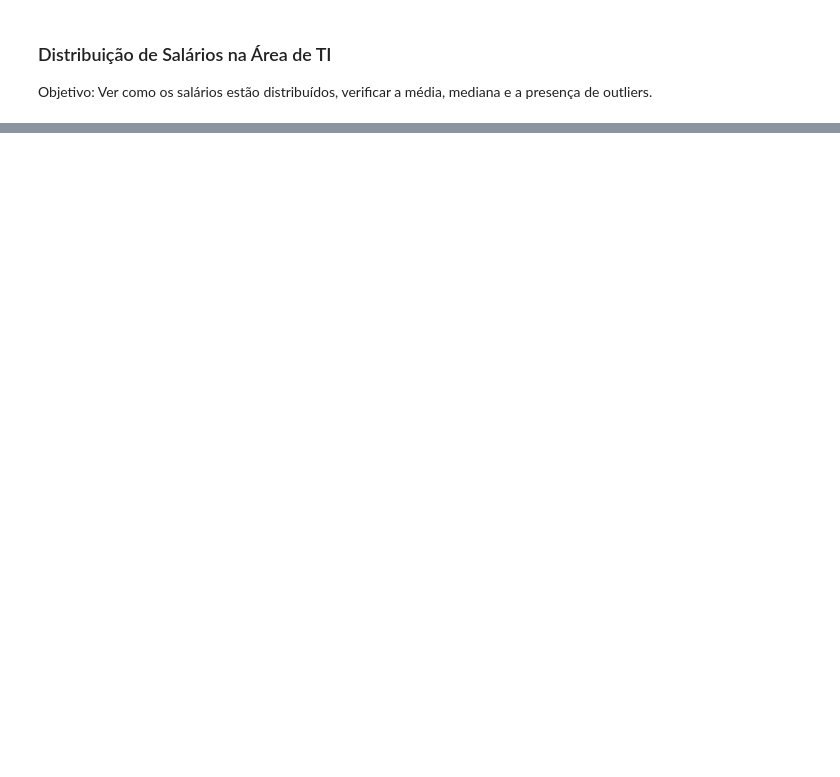
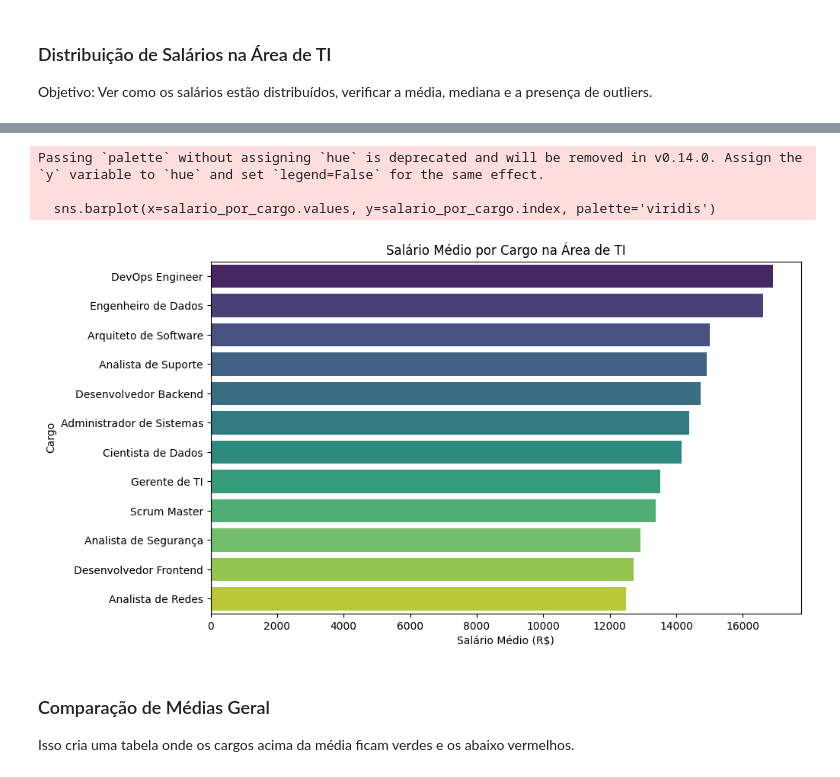
Before and after one commit to GuilhermeFer29/Analise_exploratotria_dados, a Jupyter notebook: analise_exploratoria.ipynb, the cells around one changed output, grey strips where cells are left out. Cells and saved outputs as stored; diff of their text form; code cells hidden in the pictures; blank space fills up the shorter version.

```diff
--- a/analise_exploratoria.ipynb
+++ b/analise_exploratoria.ipynb
@@ -24,0 +102,6 @@ AttributeError: module 'seaborn' has no attribute 'boxplt'
+# %%
+# Media de salario por cargo
+
+salario_por_cargo = df.groupby('Cargo')['Salário'].mean().sort_values(ascending=False)
+
+salario_por_cargo
@@ -24,0 +133,17 @@ AttributeError: module 'seaborn' has no attribute 'boxplt'
+# %%
+plt.figure(figsize=(10, 6))
+
+sns.barplot(x=salario_por_cargo.values, y=salario_por_cargo.index, palette='viridis')
+
+plt.title('Salário Médio por Cargo na Área de TI')
+plt.xlabel('Salário Médio (R$)')
+plt.show()
+# %% [output]
+Passing `palette` without assigning `hue` is deprecated and will be removed in v0.14.0. Assign the `y` variable to `hue` and set `legend=False` for the same effect.
+
+  sns.barplot(x=salario_por_cargo.values, y=salario_por_cargo.index, palette='viridis')
+[figure, added]
+# %% [markdown]
+### Comparação de Médias Geral
+
+Isso cria uma tabela onde os cargos acima da média ficam verdes e os abaixo vermelhos.
```
Also changed, not shown: parts of 26 cells of this notebook.
